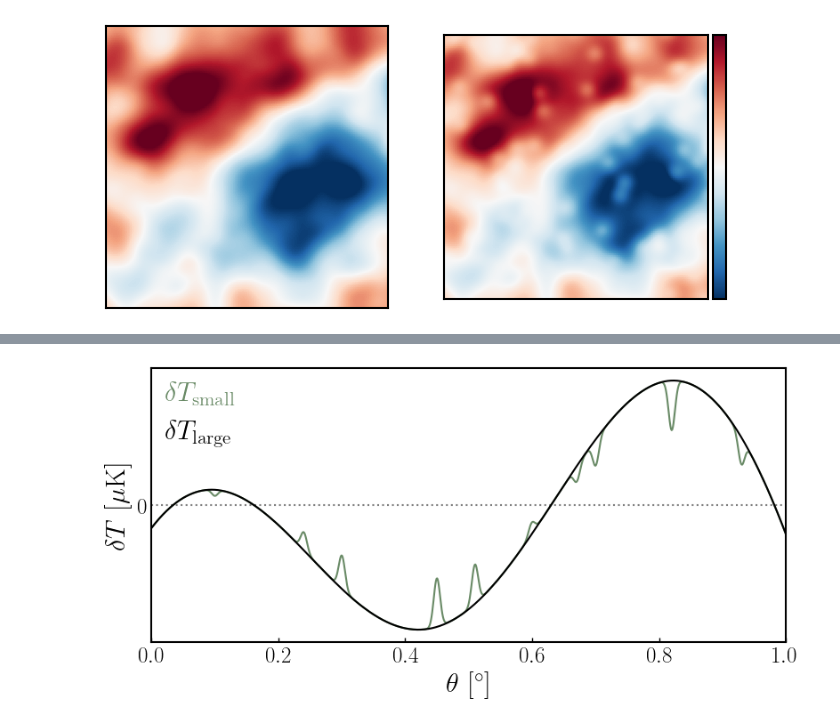
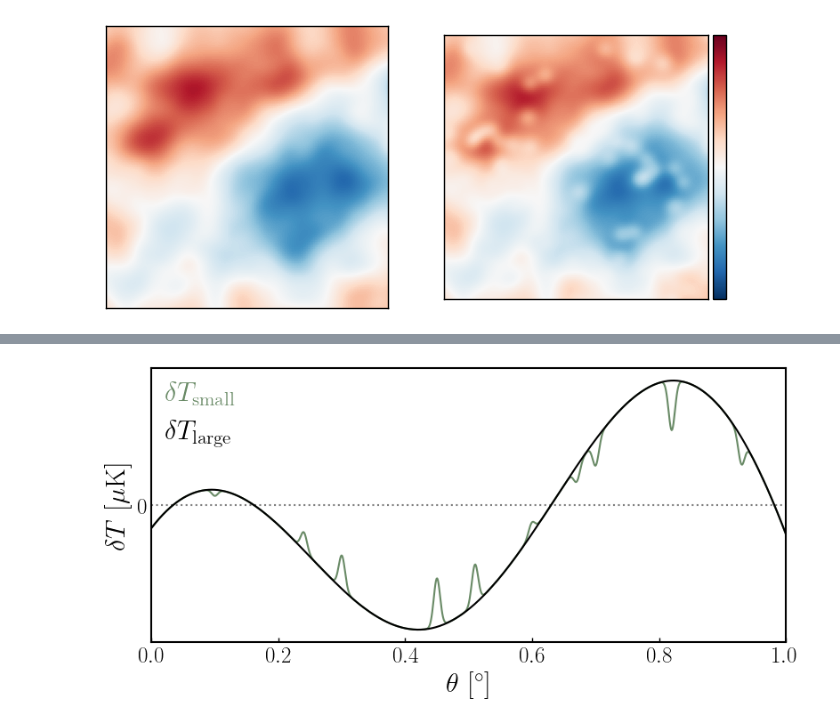
Before and after one commit to theoschutt/patchy_tau_sims, a Jupyter notebook: notebooks/plot_screened_cmb_schematics.ipynb, the cells around one changed output, grey strips where cells are left out. Drawn from its saved outputs; the diff is of its cells as text; code cells hidden in the pictures.

```diff
--- a/notebooks/plot_screened_cmb_schematics.ipynb
+++ b/notebooks/plot_screened_cmb_schematics.ipynb
@@ -45,8 +45,10 @@ sizeX = 10.
 sizeY = 10.
 
 # number of pixels for the flat map, let's do 0.5' pixels
-nX = int(sizeX*60.*2.)
-nY = int(sizeY*60.*2.)
+# pix_scale = 2 # in arcmin
+pix_scale = 0.5 # in arcmin
+nX = int(sizeX*60./pix_scale)
+nY = int(sizeY*60./pix_scale)
 
 # basic map object
 baseMap = FlatMap(nX=nX, nY=nY, sizeX=sizeX*np.pi/180., sizeY=sizeY*np.pi/180.)
@@ -120,0 +120,9 @@ screenmap.data = screenmap.data * (1-rand*5)
+# %%
+screenmap = actmap.copy()
+screenmap.data = screenmap.data * (1-5*cmass)
+screenmap.dataFourier = screenmap.fourier(screenmap.data)
+act_ell, act_cl, act_scl = actmap.powerSpectrum(lRange=ell, nBins=600, plot=False)
+screen_ell, screen_cl, screen_scl = screenmap.powerSpectrum(lRange=ell, nBins=600, plot=False)
+plt.scatter(act_ell, act_cl)
+plt.scatter(screen_ell, screen_cl)
+plt.loglog()
@@ -121,20 +152,20 @@ screenmap.data = screenmap.data * (1-rand*5)
 # %%
 fig, axs = plt.subplots(1,2, figsize=(8,5))
 bl_corner = 650
 sq_size = 120
 map1 = actmap.data[bl_corner:bl_corner+sq_size, bl_corner:bl_corner+sq_size]
 map2 = screenmap.data[bl_corner:bl_corner+sq_size, bl_corner:bl_corner+sq_size]
 for i, mmap in enumerate([map1, map2]):
-    im = axs[i].imshow(mmap, cmap='RdBu_r', origin='lower', vmin=-200, vmax=200)
+    im = axs[i].imshow(mmap, cmap='RdBu_r', origin='lower', vmin=-300, vmax=300)
 
 cbar = colorbar(im)
 cbar.set_ticks([])
 for ax in axs:
     ax.grid(False)
     ax.set_xticks([])
     ax.set_yticks([])
 # %% [output]
-[figure, old version]
+[figure, new version]
 # %%
 def pretty_colorbar(mappable, pos='right', cbar_kw={}, cbax_kw=None):
     #FIXME: get to work on multiple rows
```
Also changed, not shown: parts of 18 cells of this notebook, 4 other files.
